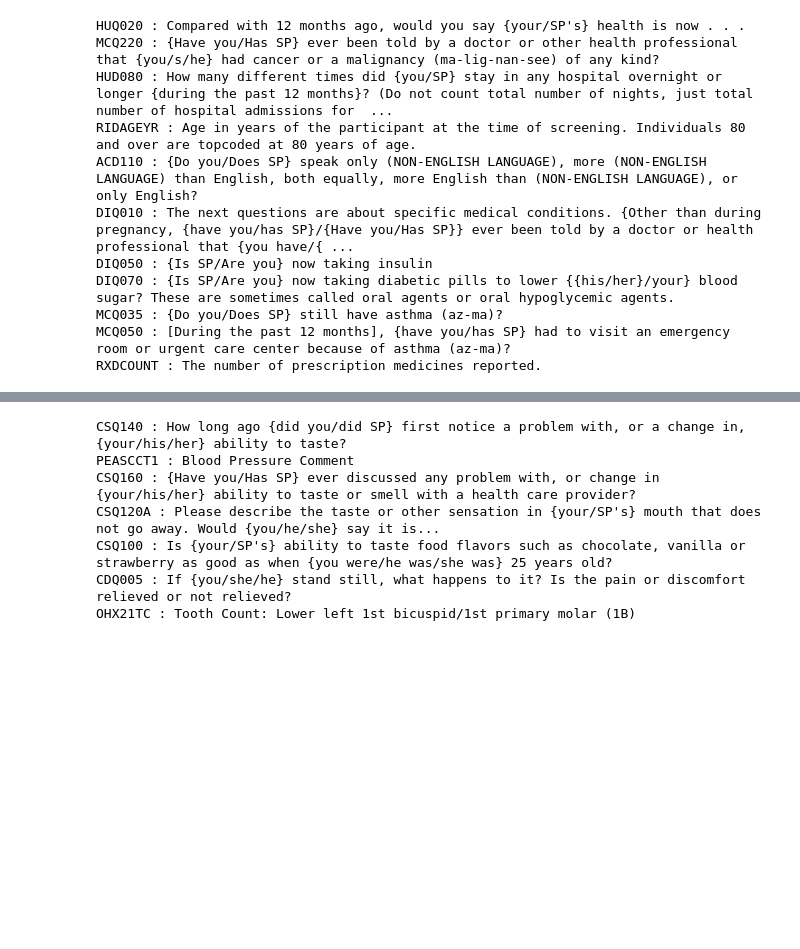
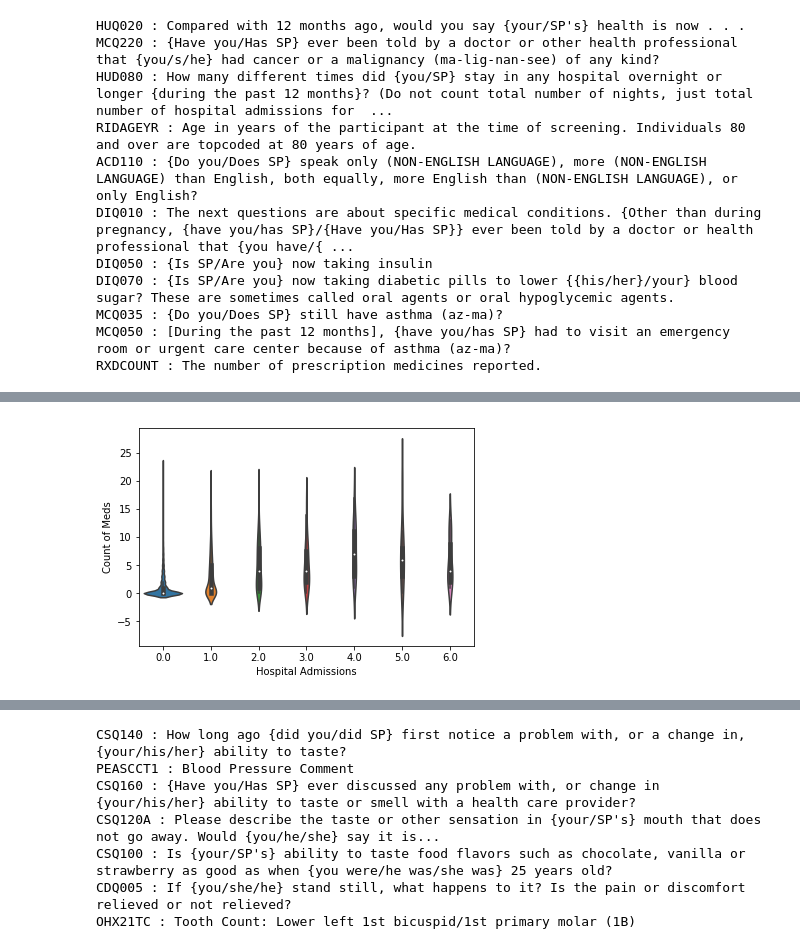
Before and after one commit to azadmehr/Capstone, a Jupyter notebook: Healthcare Data_Project.ipynb, the cells around one changed output, grey strips where cells are left out. Saved outputs shown, nothing was run; the diff lists cells and outputs as text; code cells hidden in the pictures; blank space fills up the shorter version.

```diff
--- a/Healthcare Data_Project.ipynb
+++ b/Healthcare Data_Project.ipynb
@@ -136,0 +128,7 @@ plt.show()
+# %%
+sns.violinplot(x='HUD080',y='RXDCOUNT',data=data)
+plt.xlabel('Hospital Admissions')
+plt.ylabel('Count of Meds')
+plt.show()
+# %% [output]
+[figure, added]
```
Also changed, not shown: parts of 55 cells of this notebook.
